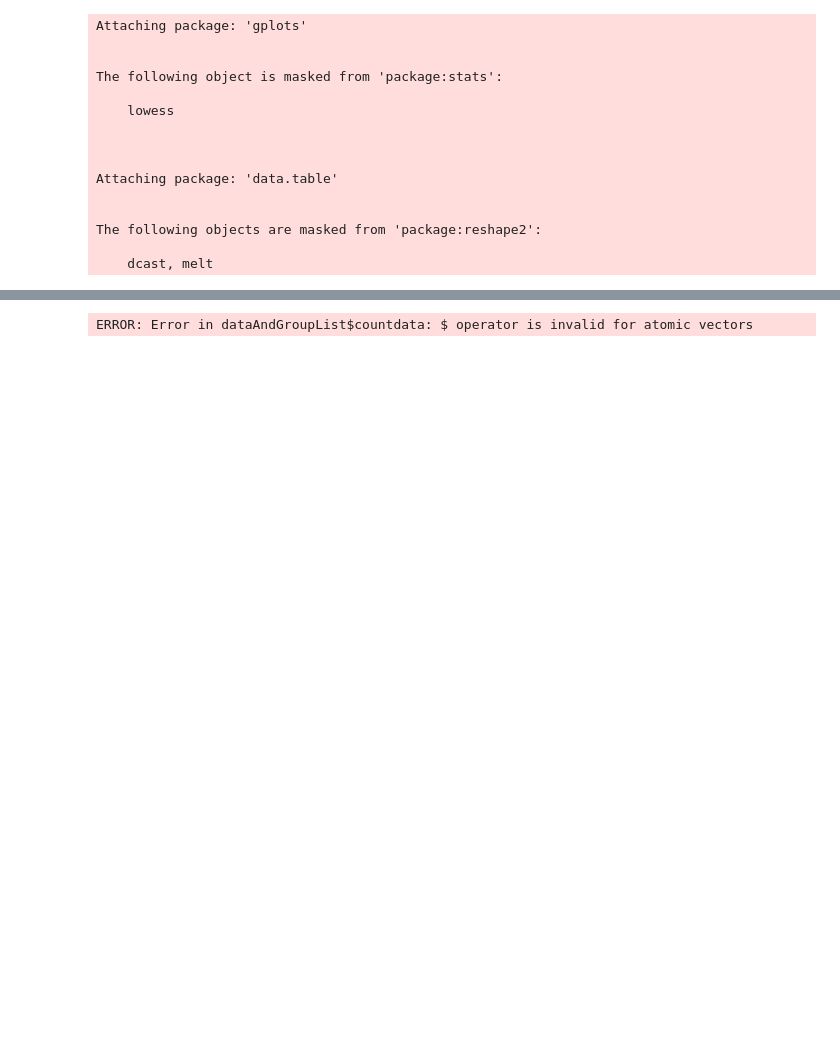
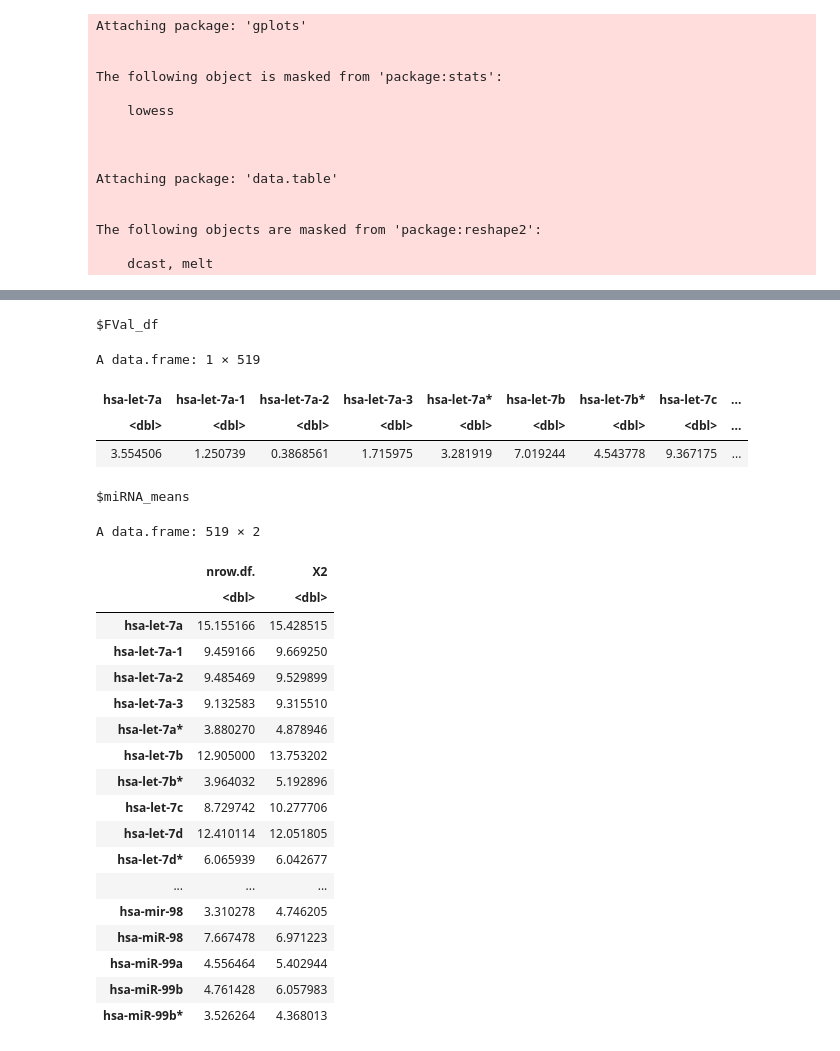
Before and after one commit to derrick56007/mirna_pre-t1d, a Jupyter notebook: notebooks/library_code_make.ipynb, the cells around one changed output, grey strips where cells are left out. Cells and saved outputs as stored; diff of their text form; code cells hidden in the pictures; blank space fills up the shorter version.

```diff
--- a/notebooks/library_code_make.ipynb
+++ b/notebooks/library_code_make.ipynb
@@ -122,7 +122,7 @@ pivot_data <- function(countdata, value_column, groupNames, groupSizes) {
     # groupSizes - list of size of each group
 
 
-    countdata <- dcast(all, miRNA ~ sampleName, value.var= value_column, fill= 0)
+    countdata <- dcast(countdata, miRNA ~ sampleName, value.var= value_column, fill= 0)
     rownames(countdata) <- countdata$miRNA
     countdata$miRNA <- NULL
 
@@ -181,4 +166,62 @@ A matrix: 572 × 79 of type dbl
-# %%
-dataAndGroupList$countdata
-# %% [output]
-ERROR: Error in dataAndGroupList$countdata: $ operator is invalid for atomic vectors
+# %%
+absF <- function(df, groupSize1, groupSize2) {
+    # calculate absF, stat for between-group variability vs within-group. used for volcano plot
+    F<-data.frame(nrow(df))
+    # NAIVE
+    x<-data.frame(nrow(df),2) # for calculating fold change later
+    total_groups <- groupSize1+groupSize2
+    for (i in 1:nrow(df)) {
+        a<-groupSize1*abs(mean(df[i,1:groupSize1])-mean(df[i,1:total_groups]))+groupSize2*abs(mean(df[i,(groupSize1+1):total_groups])-mean(df[i,1:total_groups]))
+        bb = 0
+        for (j in 1:groupSize1) {
+            b<-abs(df[i,j]-mean(df[i,1:groupSize1]))
+            bb = bb +b
+        }
+
+        for (j in (groupSize1+1):total_groups) {
+            b<-abs(df[i,j]-mean(df[i,(groupSize1+1):total_groups]))
+            bb = bb +b
+        }
+
+        F[i]<-12*a/bb # 12 is scalar from the paper/ Yuxia Zhang
+
+
+        # X contains the mean of the logRPM of each group.
+        x[i,2]<-mean(df[i,1:groupSize1])
+        x[i,1]<-mean(df[i,(groupSize1+1):total_groups])
+
+    }
+    names(F)<-rownames(df)
+    rownames(x)<-rownames(df)
+#     absFOver9.6<-length(F[,F>9.6]) # 9.6 chosen from paper. corresponds to less than 1% false discovery rate in limma package
+    return(list(FVal_df=F, miRNA_means=x))
+}
+# %%
+absFScores <- absF(df, 8, 7)
+absFScores
+# %% [output]
+$FVal_df
+A data.frame: 1 × 519
+| hsa-let-7a | hsa-let-7a-1 | hsa-let-7a-2 | hsa-let-7a-3 | hsa-let-7a* | hsa-let-7b | hsa-let-7b* | hsa-let-7c | ... |
+| <dbl> | <dbl> | <dbl> | <dbl> | <dbl> | <dbl> | <dbl> | <dbl> | ... |
+| 3.554506 | 1.250739 | 0.3868561 | 1.715975 | 3.281919 | 7.019244 | 4.543778 | 9.367175 | ... |
+$miRNA_means
+A data.frame: 519 × 2
+|  | nrow.df. | X2 |
+|  | <dbl> | <dbl> |
+| hsa-let-7a | 15.155166 | 15.428515 |
+| hsa-let-7a-1 | 9.459166 | 9.669250 |
+| hsa-let-7a-2 | 9.485469 | 9.529899 |
+| hsa-let-7a-3 | 9.132583 | 9.315510 |
+| hsa-let-7a* | 3.880270 | 4.878946 |
+| hsa-let-7b | 12.905000 | 13.753202 |
+| hsa-let-7b* | 3.964032 | 5.192896 |
+| hsa-let-7c | 8.729742 | 10.277706 |
+| hsa-let-7d | 12.410114 | 12.051805 |
+| hsa-let-7d* | 6.065939 | 6.042677 |
+| ... | ... | ... |
+| hsa-mir-98 | 3.310278 | 4.746205 |
+| hsa-miR-98 | 7.667478 | 6.971223 |
+| hsa-miR-99a | 4.556464 | 5.402944 |
+| hsa-miR-99b | 4.761428 | 6.057983 |
+| hsa-miR-99b* | 3.526264 | 4.368013 |
```
Also changed, not shown: parts of 1 cell of this notebook, 1 other file.
